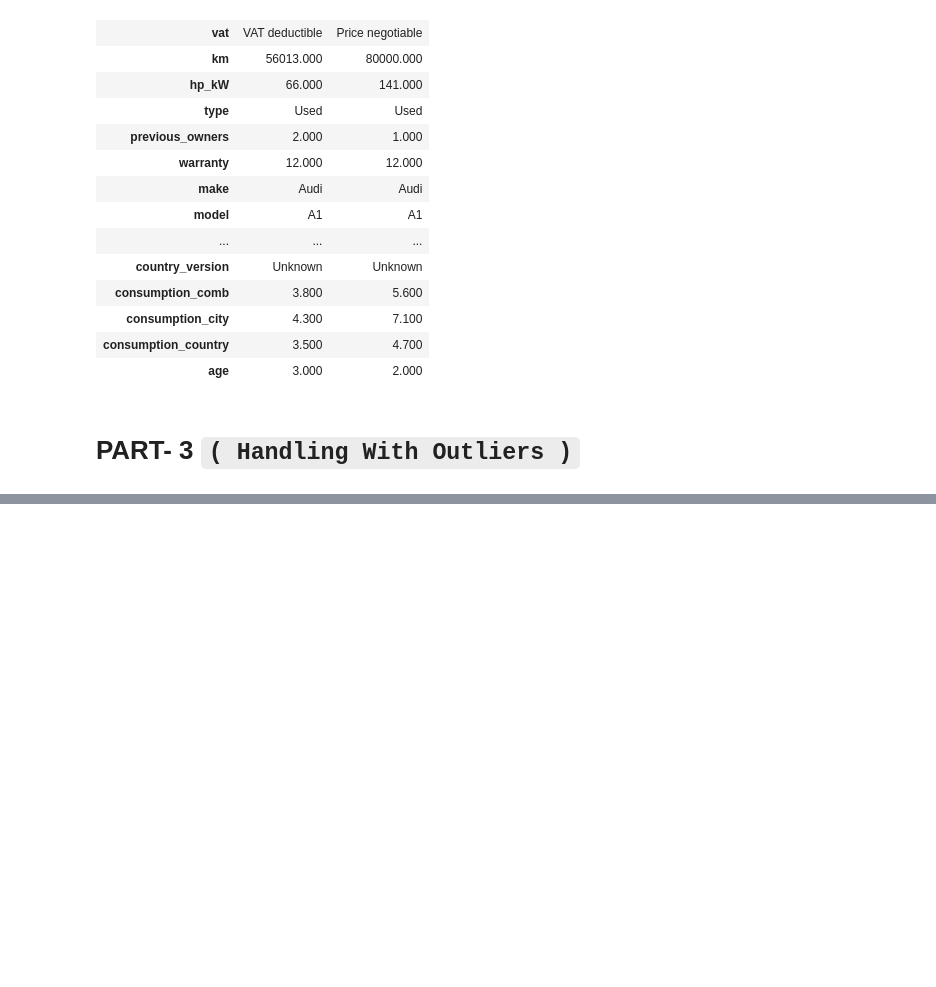
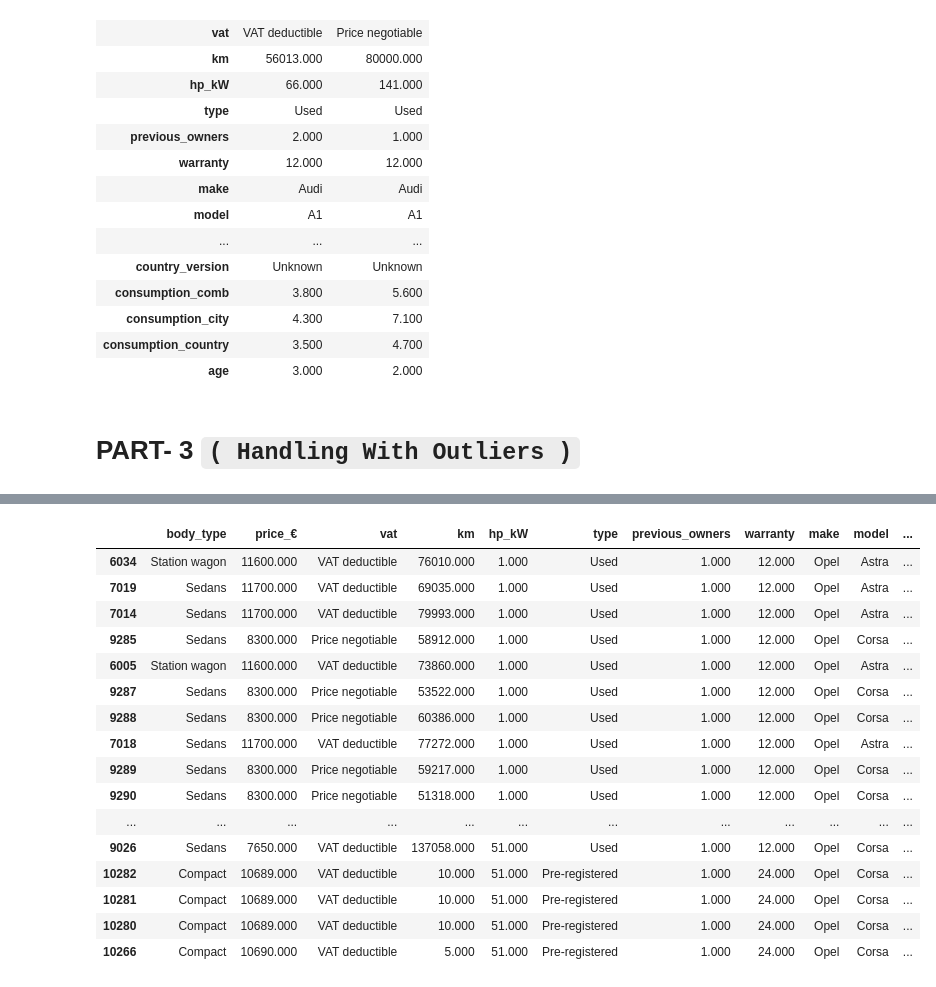
Before and after one commit to ustab/SOURCE, a Jupyter notebook: Expolatory Data Analysis(EDA) Capstone Project-Scout Car/Capstone Project-(Handling With Outliers).ipynb, the cells around one changed output, grey strips where cells are left out. Saved outputs shown, nothing was run; the diff lists cells and outputs as text; code cells hidden in the pictures; blank space fills up the shorter version.

```diff
--- a/Expolatory Data Analysis(EDA) Capstone Project-Scout Car/Capstone Project-(Handling With Outliers).ipynb
+++ b/Expolatory Data Analysis(EDA) Capstone Project-Scout Car/Capstone Project-(Handling With Outliers).ipynb
@@ -82,0 +171,4 @@ df.head(2).T
+# %%
+df["price_€"] = df["price_€"].apply(lambda x: np.nan if x < 400 else x)
+# %%
+df["price_€"] = df.groupby(["make", "model", "body_type", "age"])["price_€"].apply(lambda x : x.fillna(round(x.mean(),2))
@@ -82,0 +229,20 @@ df.head(2).T
+# %%
+df.loc[df["hp_kW"].sort_values(ascending=True).head(50).index]
+# %% [output]
+|  | body_type | price_€ | vat | km | hp_kW | type | previous_owners | warranty | make | model | ... |
+| 6034 | Station wagon | 11600.000 | VAT deductible | 76010.000 | 1.000 | Used | 1.000 | 12.000 | Opel | Astra | ... |
+| 7019 | Sedans | 11700.000 | VAT deductible | 69035.000 | 1.000 | Used | 1.000 | 12.000 | Opel | Astra | ... |
+| 7014 | Sedans | 11700.000 | VAT deductible | 79993.000 | 1.000 | Used | 1.000 | 12.000 | Opel | Astra | ... |
+| 9285 | Sedans | 8300.000 | Price negotiable | 58912.000 | 1.000 | Used | 1.000 | 12.000 | Opel | Corsa | ... |
+| 6005 | Station wagon | 11600.000 | VAT deductible | 73860.000 | 1.000 | Used | 1.000 | 12.000 | Opel | Astra | ... |
+| 9287 | Sedans | 8300.000 | Price negotiable | 53522.000 | 1.000 | Used | 1.000 | 12.000 | Opel | Corsa | ... |
+| 9288 | Sedans | 8300.000 | Price negotiable | 60386.000 | 1.000 | Used | 1.000 | 12.000 | Opel | Corsa | ... |
+| 7018 | Sedans | 11700.000 | VAT deductible | 77272.000 | 1.000 | Used | 1.000 | 12.000 | Opel | Astra | ... |
+| 9289 | Sedans | 8300.000 | Price negotiable | 59217.000 | 1.000 | Used | 1.000 | 12.000 | Opel | Corsa | ... |
+| 9290 | Sedans | 8300.000 | Price negotiable | 51318.000 | 1.000 | Used | 1.000 | 12.000 | Opel | Corsa | ... |
+| ... | ... | ... | ... | ... | ... | ... | ... | ... | ... | ... | ... |
+| 9026 | Sedans | 7650.000 | VAT deductible | 137058.000 | 51.000 | Used | 1.000 | 12.000 | Opel | Corsa | ... |
+| 10282 | Compact | 10689.000 | VAT deductible | 10.000 | 51.000 | Pre-registered | 1.000 | 24.000 | Opel | Corsa | ... |
+| 10281 | Compact | 10689.000 | VAT deductible | 10.000 | 51.000 | Pre-registered | 1.000 | 24.000 | Opel | Corsa | ... |
+| 10280 | Compact | 10689.000 | VAT deductible | 10.000 | 51.000 | Pre-registered | 1.000 | 24.000 | Opel | Corsa | ... |
+| 10266 | Compact | 10690.000 | VAT deductible | 5.000 | 51.000 | Pre-registered | 1.000 | 24.000 | Opel | Corsa | ... |
```
Also changed, not shown: parts of 16 cells of this notebook.
